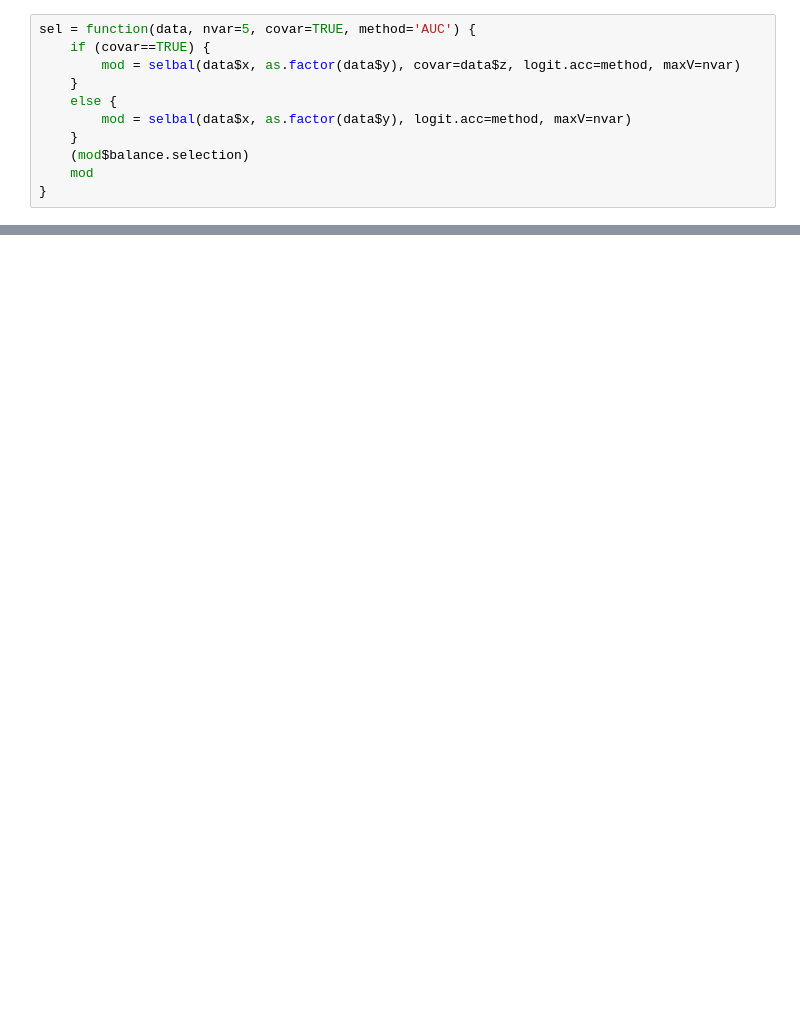
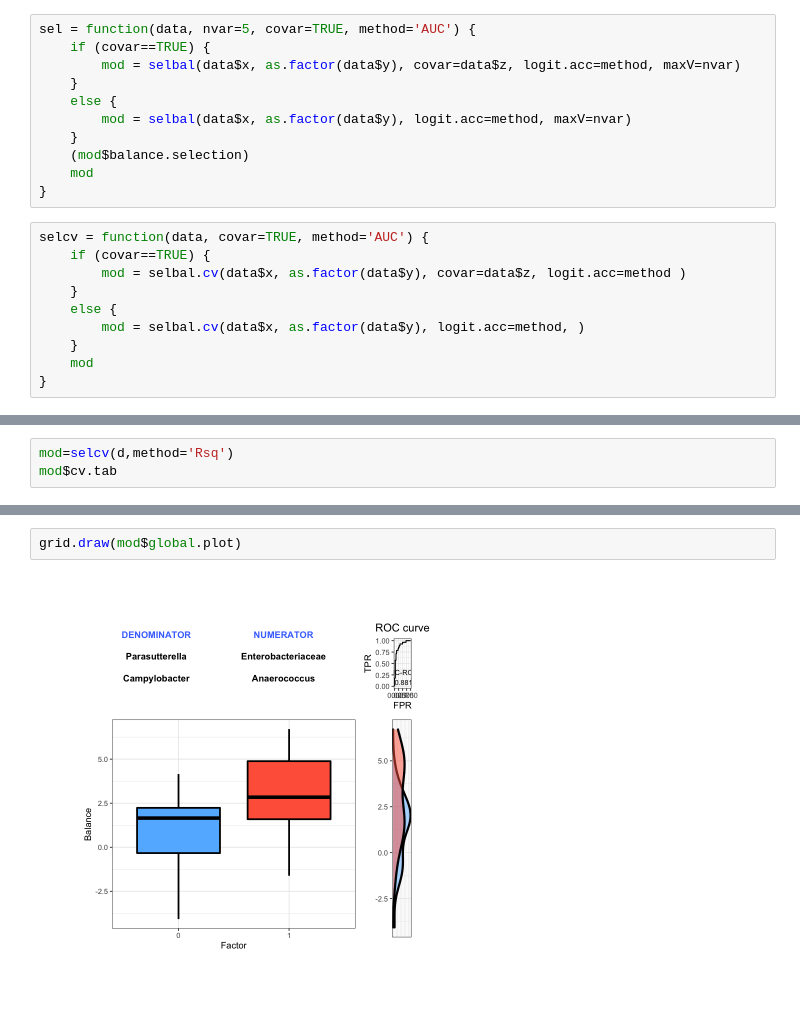
Before and after one commit to tariks/icu-biome, a Jupyter notebook: selbal/balanceR.ipynb, the cells around one changed output, grey strips where cells are left out. Saved outputs shown, nothing was run; the diff lists cells and outputs as text; blank space fills up the shorter version.

Commit message:
selbal results

```diff
--- a/selbal/balanceR.ipynb
+++ b/selbal/balanceR.ipynb
@@ -24,4 +25,14 @@ sel = function(data, nvar=5, covar=TRUE, method='AUC') {
     (mod$balance.selection)
     mod
 }
+# %%
+selcv = function(data, covar=TRUE, method='AUC') {
+    if (covar==TRUE) {
+        mod = selbal.cv(data$x, as.factor(data$y), covar=data$z, logit.acc=method )
+    }
+    else {
+        mod = selbal.cv(data$x, as.factor(data$y), logit.acc=method, )
+    }
+    mod
+}
 # %%
@@ -97,0 +90,3 @@ A data.frame: 1 × 4
+# %%
+mod=selcv(d,method='Rsq')
+mod$cv.tab
@@ -97,0 +128,4 @@ A data.frame: 1 × 4
+# %%
+grid.draw(mod$global.plot)
+# %% [output]
+[figure, added]
```
Also changed, not shown: parts of 11 cells of this notebook, 13 other files.
